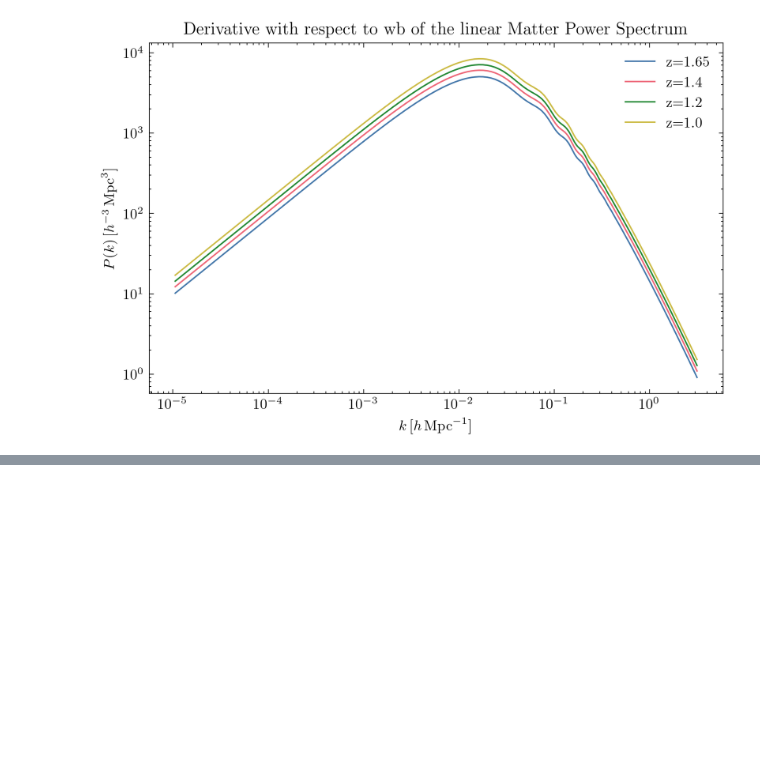
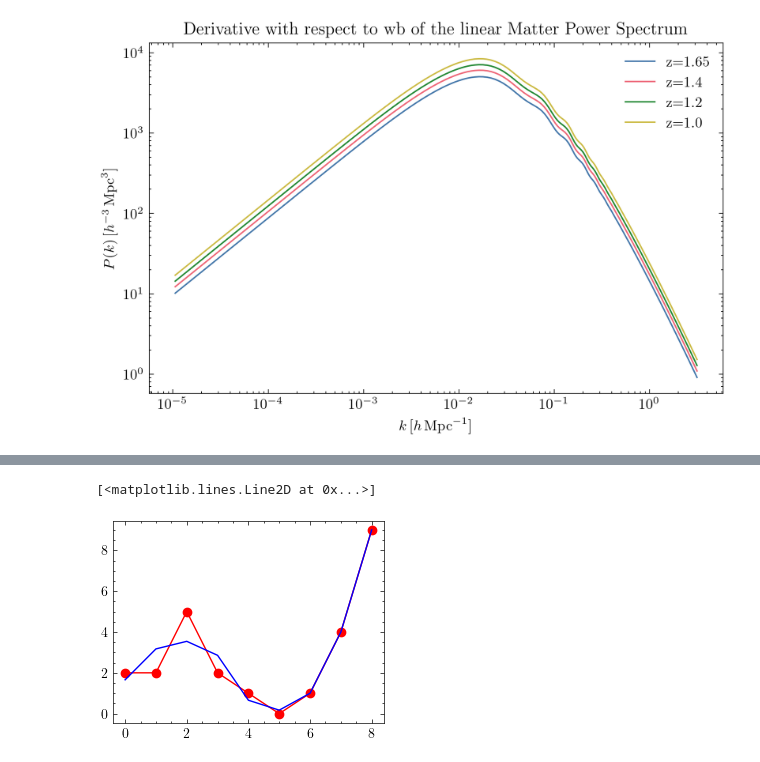
Before and after one commit to antoniacisternas/Forecast-validation-for-Euclid., a Jupyter notebook: Power_spectrum.ipynb, the cells around one changed output, grey strips where cells are left out. Saved outputs shown, nothing was run; the diff lists cells and outputs as text; code cells hidden in the pictures; blank space fills up the shorter version.

```diff
--- a/Power_spectrum.ipynb
+++ b/Power_spectrum.ipynb
@@ -160,0 +169,13 @@ plt.show()
+# %%
+# Example graph using savgol_filter
+import numpy as np
+from scipy.signal import savgol_filter
+np.set_printoptions(precision=2)  # For compact display.
+x = np.array([2, 2, 5, 2, 1, 0, 1, 4, 9])
+# Filter with a window length of 5 and a degree 2 polynomial. Use the defaults for all other parameters.
+savgol_filter(x, 5, 2)
+plt.plot(x, 'ro-', label='raw')
+plt.plot(savgol_filter(x, 5, 2), 'b-', label='smoothed')
+# %% [output]
+[<matplotlib.lines.Line2D at 0x...>]
+[figure, added]
```
Also changed, not shown: parts of 10 cells of this notebook, 1 other file.
